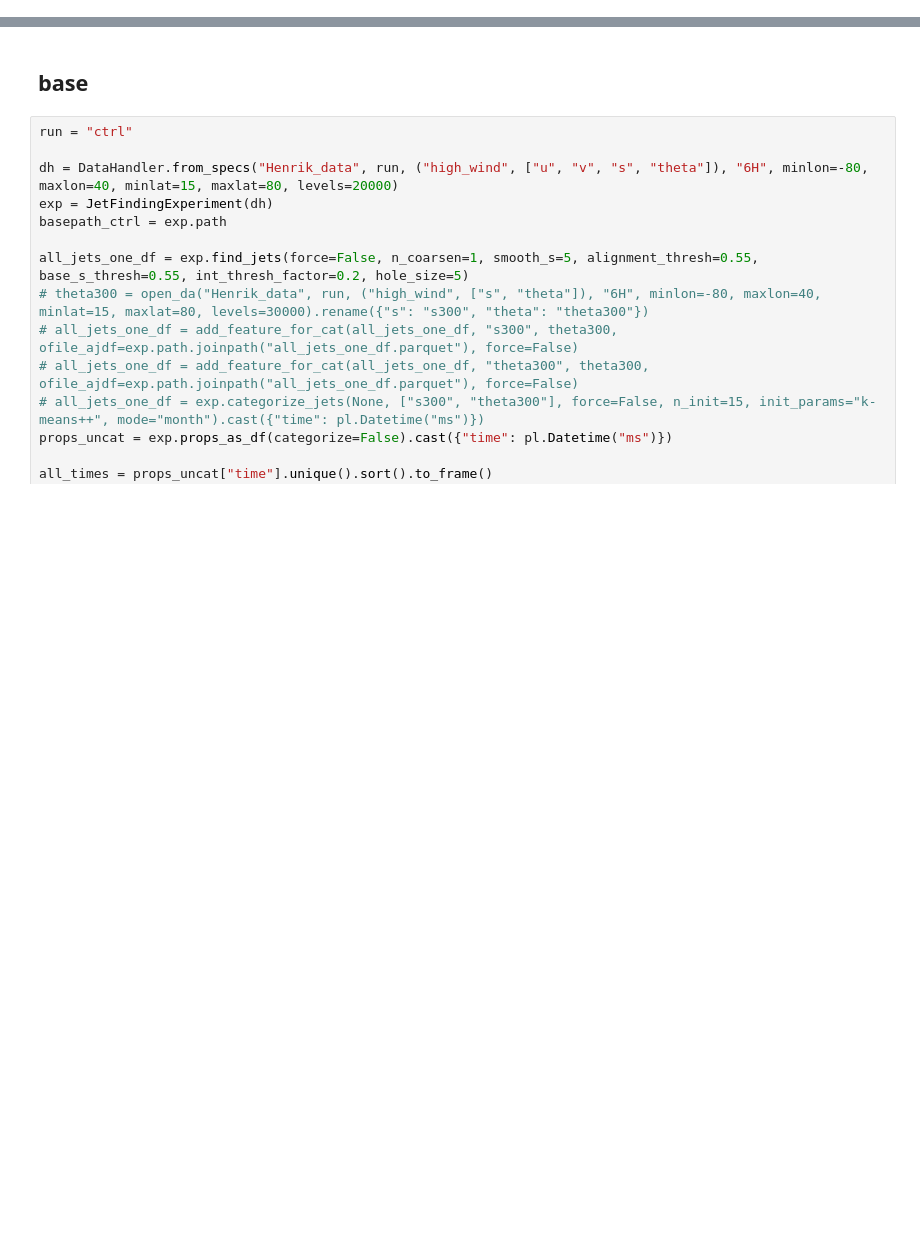
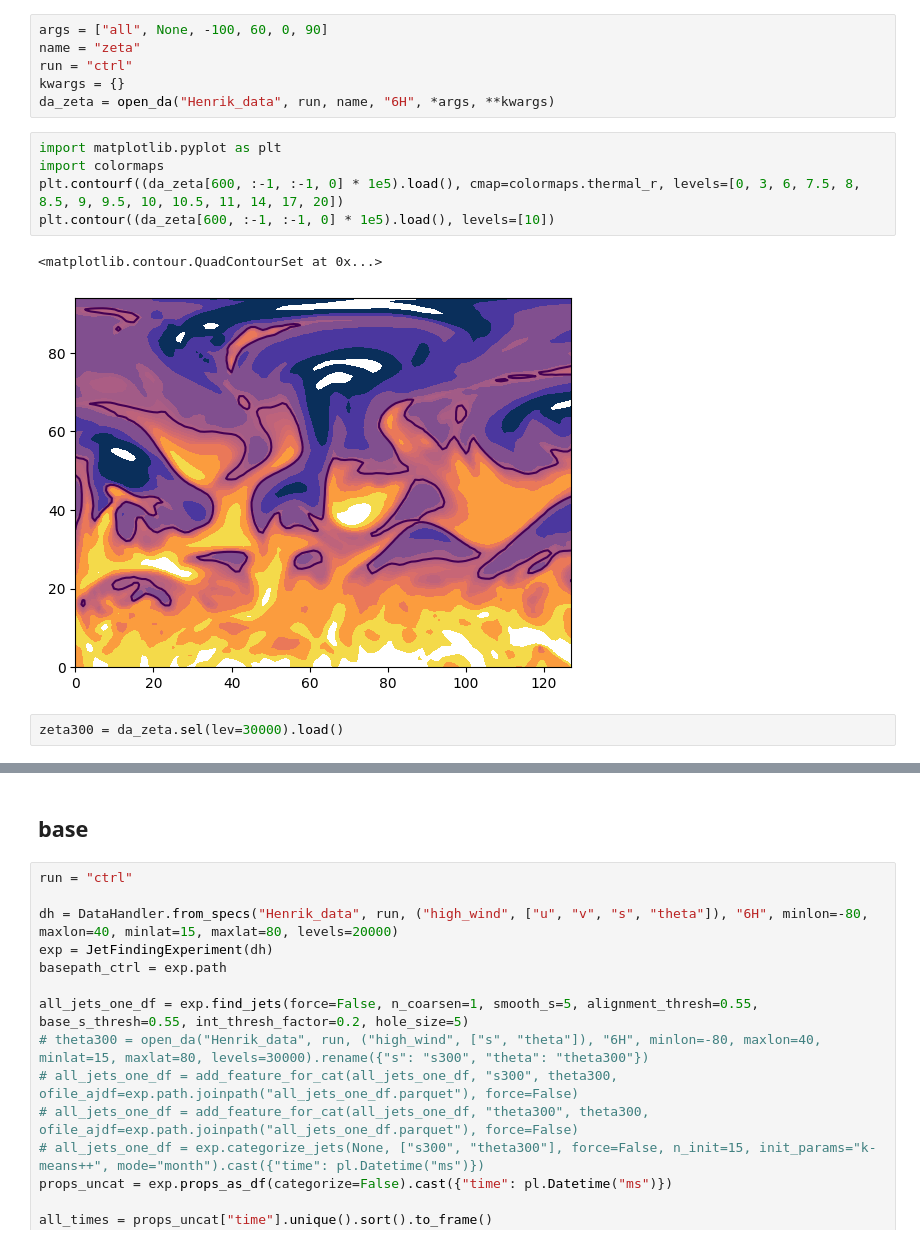
Before and after one commit to hbanderier/persistent-extremes-era5, a Jupyter notebook: Playgrounds/data_henrik_pg.ipynb, the cells around one changed output, grey strips where cells are left out. Drawn from its saved outputs; the diff is of its cells as text; blank space fills up the shorter version.

```diff
--- a/Playgrounds/data_henrik_pg.ipynb
+++ b/Playgrounds/data_henrik_pg.ipynb
@@ -89,0 +139,16 @@ for run in ["ctrl", "dobl"]:
+# %%
+args = ["all", None, -100, 60, 0, 90]
+name = "zeta"
+run = "ctrl"
+kwargs = {}
+da_zeta = open_da("Henrik_data", run, name, "6H", *args, **kwargs)
+# %%
+import matplotlib.pyplot as plt
+import colormaps
+plt.contourf((da_zeta[600, :-1, :-1, 0] * 1e5).load(), cmap=colormaps.thermal_r, levels=[0, 3, 6, 7.5, 8, 8.5, 9, 9.5, 10, 10.5, 11, 14, 17, 20])
+plt.contour((da_zeta[600, :-1, :-1, 0] * 1e5).load(), levels=[10])
+# %% [output]
+<matplotlib.contour.QuadContourSet at 0x...>
+[figure, added]
+# %%
+zeta300 = da_zeta.sel(lev=30000).load()
```
Also changed, not shown: parts of 15 cells of this notebook, 10 other files.
